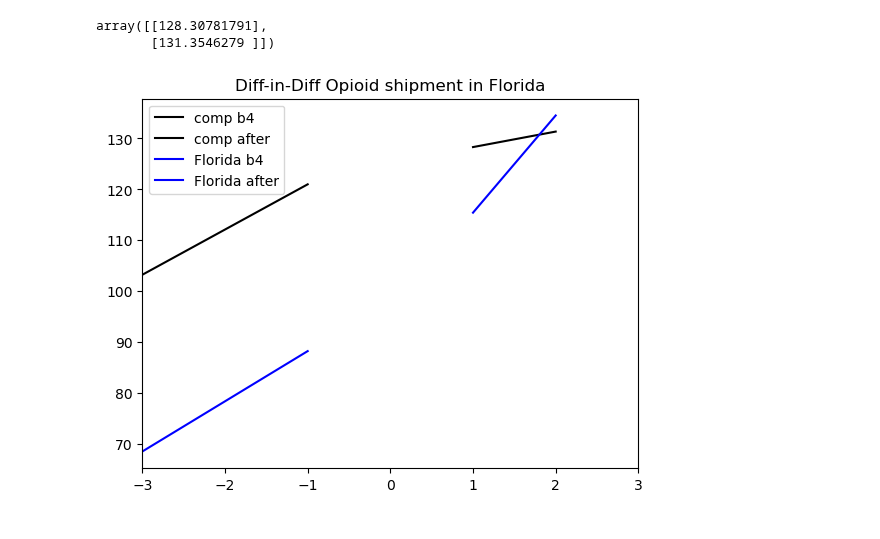
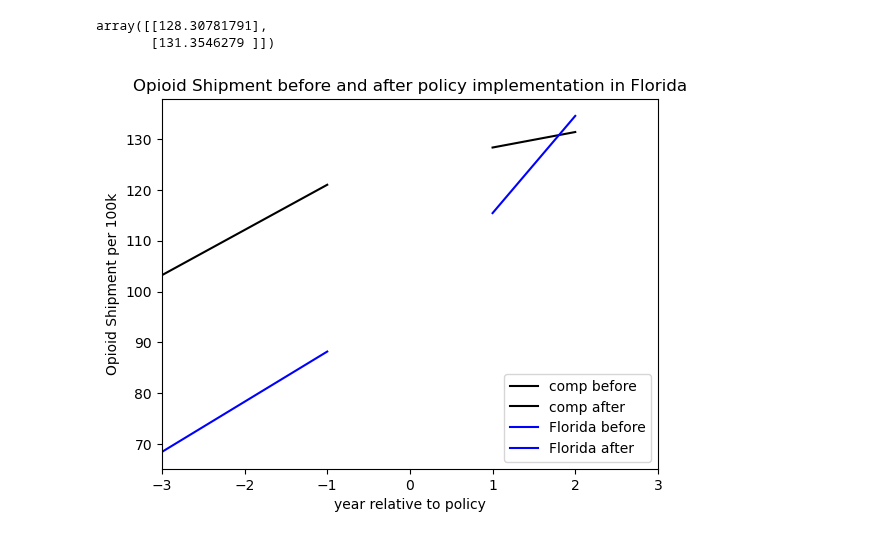
Before and after one commit to abzdel/Opioid-Analysis, a Jupyter notebook: 51_florida_diff_shipment.ipynb, the cells around one changed output. Saved outputs shown, nothing was run; the diff lists cells and outputs as text; code cells hidden in the pictures.

```diff
--- a/51_florida_diff_shipment.ipynb
+++ b/51_florida_diff_shipment.ipynb
@@ -383,12 +383,14 @@ array([[128.30781791],
 # %%
 plt.xlim(-3, 3)
 #plt.ylim(0, 500)
-plt.title("Diff-in-Diff Opioid shipment in Florida")
-plt.plot(X_b41, y_pred_b41,color='k', label = "comp b4")
+plt.title("Opioid Shipment before and after policy implementation in Florida")
+plt.xlabel("year relative to policy")
+plt.ylabel("Opioid Shipment per 100k")
+plt.plot(X_b41, y_pred_b41,color='k', label = "comp before")
 plt.plot(X_after1, y_pred_after1,color='k', label = "comp after")
-plt.plot(X_b4, y_pred_b4,color='b', label = "Florida b4")
+plt.plot(X_b4, y_pred_b4,color='b', label = "Florida before")
 plt.plot(X_after, y_pred_after,color='b', label = "Florida after")
 plt.legend()
 plt.show()
 # %% [output]
-[figure, old version]
+[figure, new version]
```
Also changed, not shown: 2 other files.
